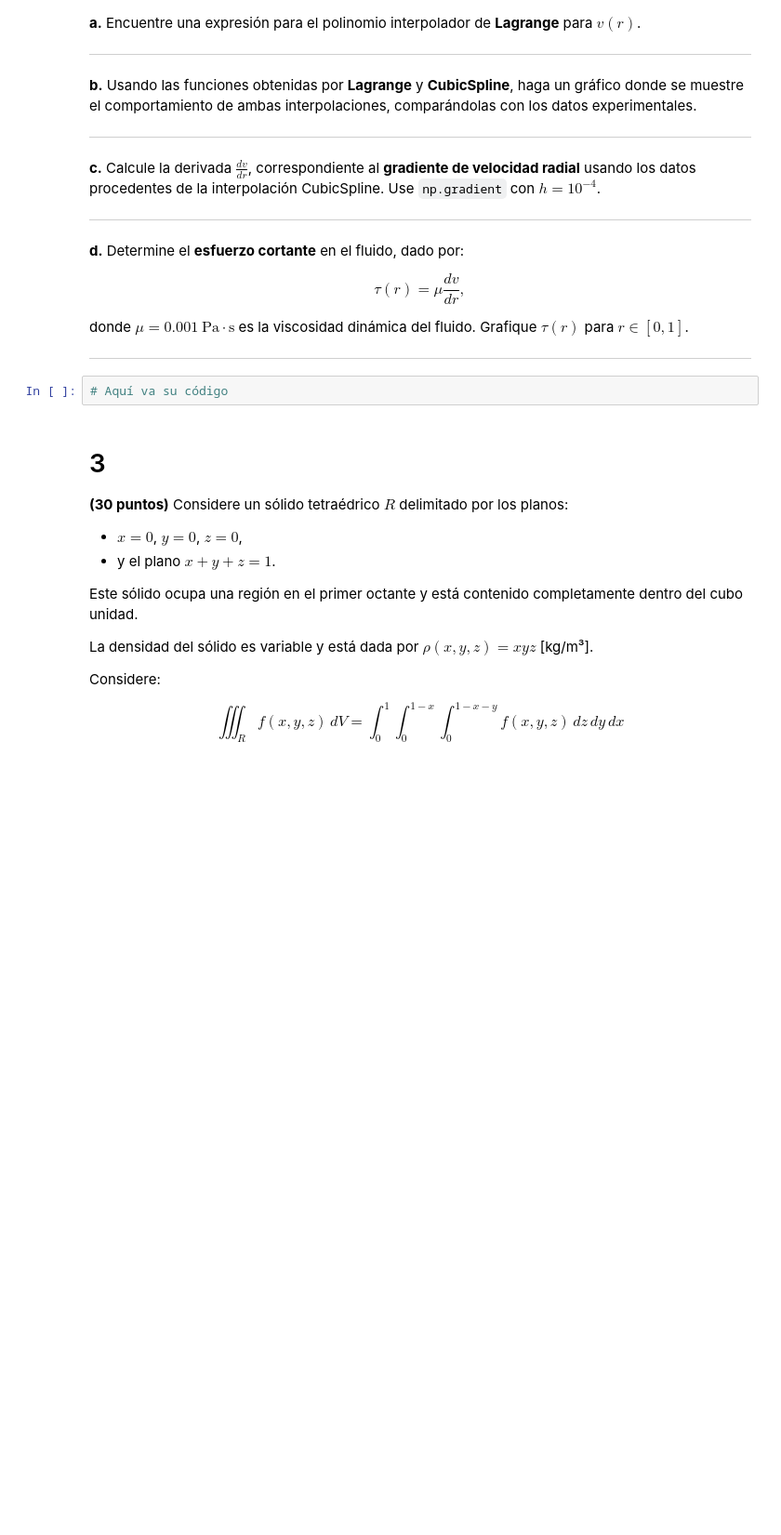
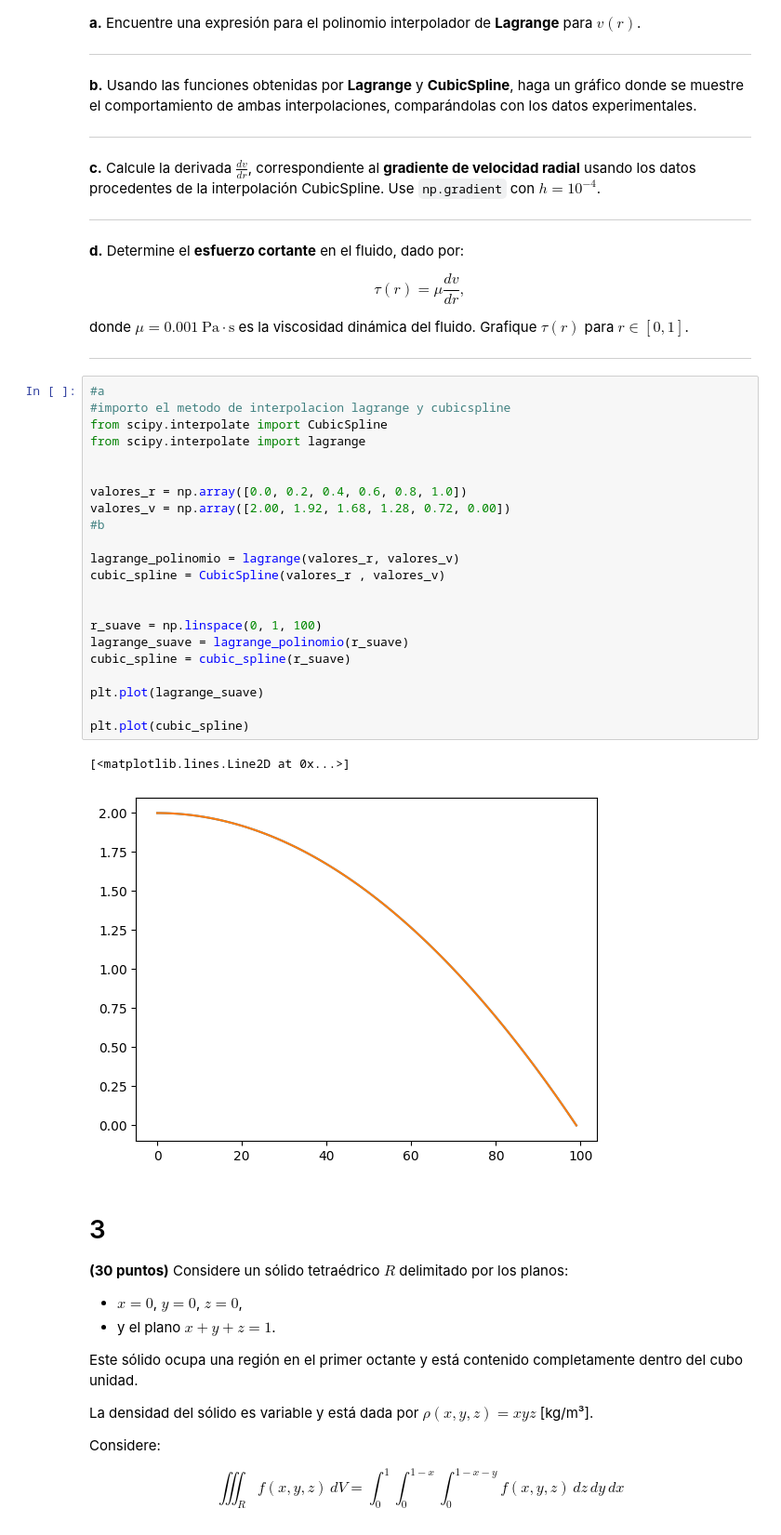
Before and after one commit to jmmarinr/MetodosComputacionales1012, a Jupyter notebook: Parciales/Parcial2_1012.ipynb, the cells around one changed output. Shown: that part at 93% size. Cells and saved outputs as stored; diff of their text form; blank space fills up the shorter version.

```diff
--- a/Parciales/Parcial2_1012.ipynb
+++ b/Parciales/Parcial2_1012.ipynb
@@ -100,8 +144,31 @@ $$
 donde $\mu = 0.001\ \text{Pa}\cdot\text{s}$ es la viscosidad dinámica del fluido. Grafique $\tau(r)$ para $r \in [0, 1]$.
 
 ---
-# %%
-# Aquí va su código
+# %%
+#a
+#importo el metodo de interpolacion lagrange y cubicspline
+from scipy.interpolate import CubicSpline
+from scipy.interpolate import lagrange
+
+
+valores_r = np.array([0.0, 0.2, 0.4, 0.6, 0.8, 1.0])
+valores_v = np.array([2.00, 1.92, 1.68, 1.28, 0.72, 0.00])
+#b
+
+lagrange_polinomio = lagrange(valores_r, valores_v)
+cubic_spline = CubicSpline(valores_r , valores_v)
+
+
+r_suave = np.linspace(0, 1, 100)
+lagrange_suave = lagrange_polinomio(r_suave)
+cubic_spline = cubic_spline(r_suave)
+
+plt.plot(lagrange_suave)
+
+plt.plot(cubic_spline)
+# %% [output]
+[<matplotlib.lines.Line2D at 0x...>]
+[figure, added]
 # %% [markdown]
 # 3
 
```
Also changed, not shown: parts of 3 cells of this notebook.
